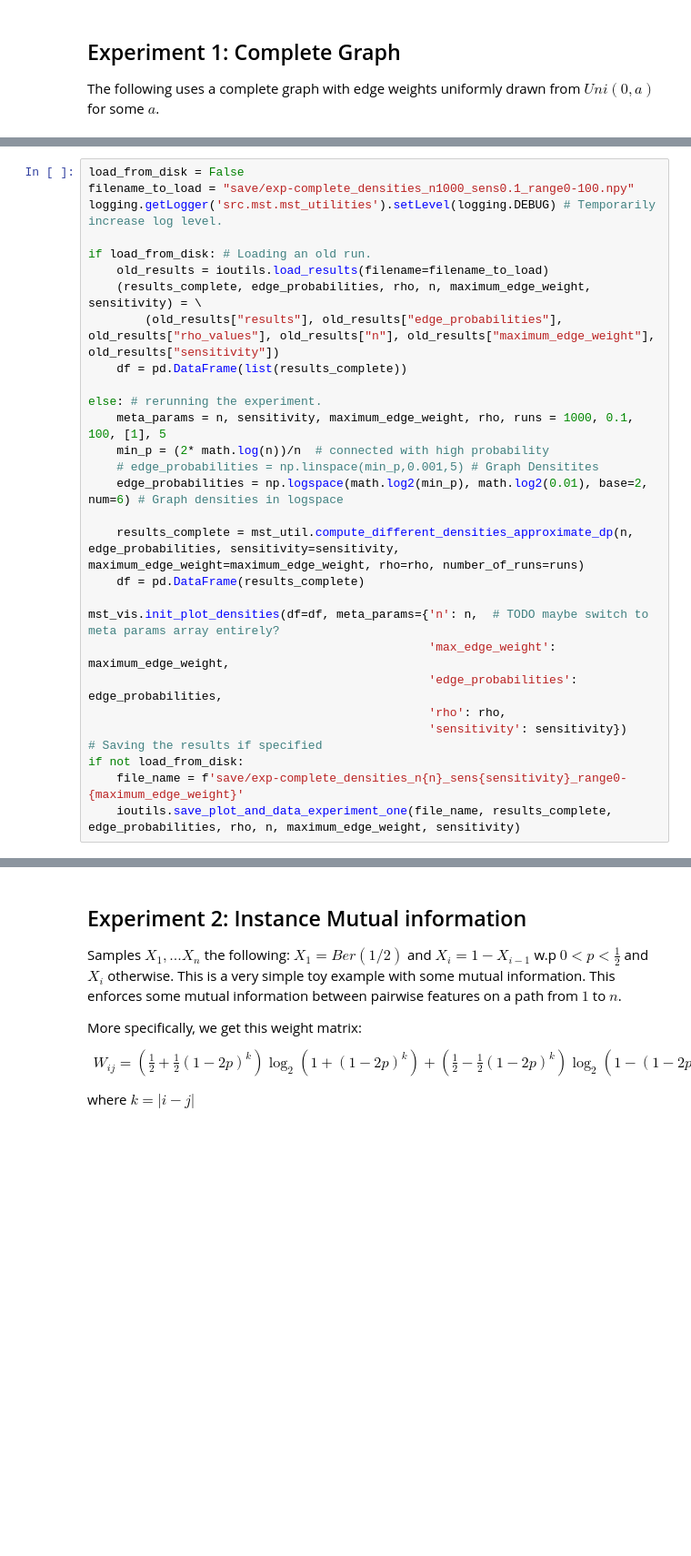
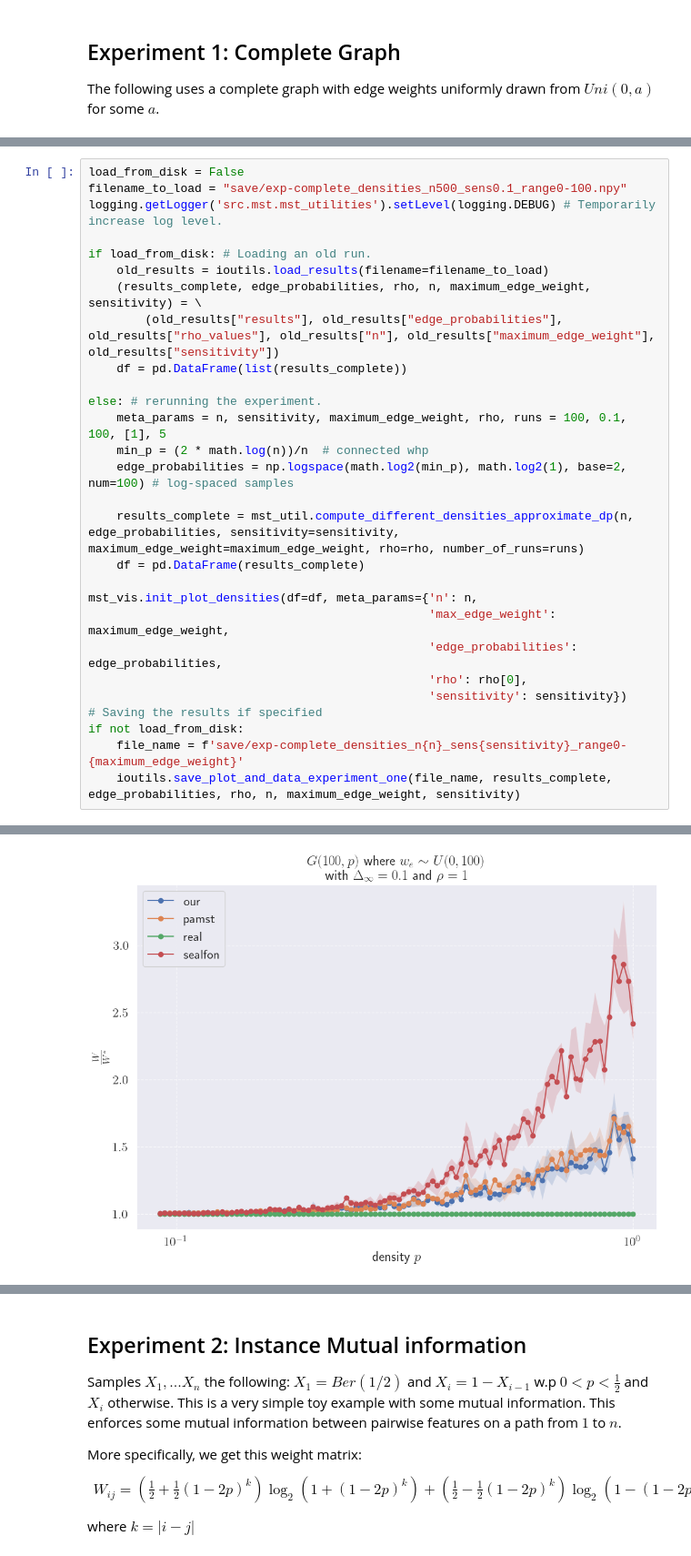
Before and after one commit to lukas681/Optimal-Private-Spanning-Trees, a Jupyter notebook: Notebooks/experiments.ipynb, the cells around one changed output, grey strips where cells are left out. Shown at 91% size. Drawn from its saved outputs; the diff is of its cells as text; blank space fills up the shorter version.

```diff
--- a/Notebooks/experiments.ipynb
+++ b/Notebooks/experiments.ipynb
@@ -95,6 +98,6 @@ This is interesting because the noise for input privatization approach depends d
 # %%
 load_from_disk = False
-filename_to_load = "save/exp-complete_densities_n1000_sens0.1_range0-100.npy"
+filename_to_load = "save/exp-complete_densities_n500_sens0.1_range0-100.npy"
 logging.getLogger('src.mst.mst_utilities').setLevel(logging.DEBUG) # Temporarily increase log level.
 
 if load_from_disk: # Loading an old run.
@@ -104,18 +107,17 @@ if load_from_disk: # Loading an old run.
     df = pd.DataFrame(list(results_complete))
 
 else: # rerunning the experiment.
-    meta_params = n, sensitivity, maximum_edge_weight, rho, runs = 1000, 0.1, 100, [1], 5
-    min_p = (2* math.log(n))/n  # connected with high probability
-    # edge_probabilities = np.linspace(min_p,0.001,5) # Graph Densitites
-    edge_probabilities = np.logspace(math.log2(min_p), math.log2(0.01), base=2, num=6) # Graph densities in logspace
+    meta_params = n, sensitivity, maximum_edge_weight, rho, runs = 100, 0.1, 100, [1], 5
+    min_p = (2 * math.log(n))/n  # connected whp
+    edge_probabilities = np.logspace(math.log2(min_p), math.log2(1), base=2, num=100) # log-spaced samples
 
     results_complete = mst_util.compute_different_densities_approximate_dp(n, edge_probabilities, sensitivity=sensitivity, maximum_edge_weight=maximum_edge_weight, rho=rho, number_of_runs=runs)
     df = pd.DataFrame(results_complete)
 
-mst_vis.init_plot_densities(df=df, meta_params={'n': n,  # TODO maybe switch to meta params array entirely?
+mst_vis.init_plot_densities(df=df, meta_params={'n': n,
                                                 'max_edge_weight': maximum_edge_weight,
                                                 'edge_probabilities': edge_probabilities,
-                                                'rho': rho,
+                                                'rho': rho[0],
                                                 'sensitivity': sensitivity})
 # Saving the results if specified
 if not load_from_disk:
@@ -141,0 +144 @@ if not load_from_disk:
+[figure, added]
```
Also changed, not shown: parts of 3 cells of this notebook, 1 other file.
